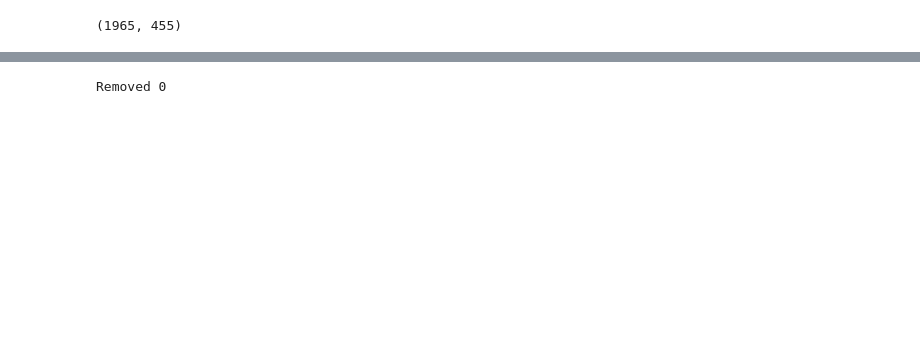
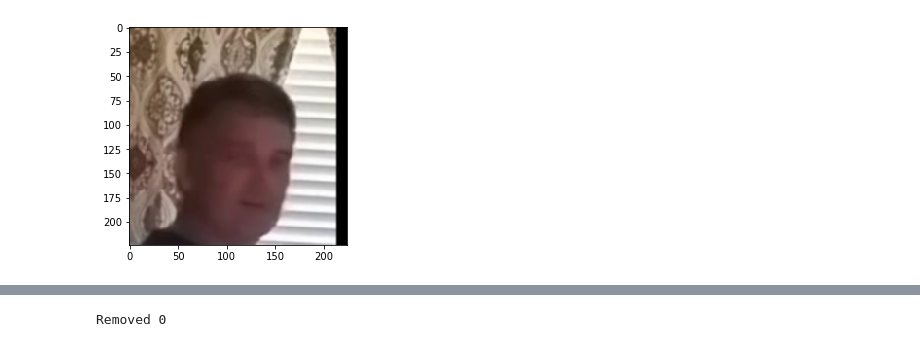
Before and after one commit to 1M50RRY/dfdc-kaggle-solution, a Jupyter notebook: Data.ipynb, the cells around one changed output, grey strips where cells are left out. Saved outputs shown, nothing was run; the diff lists cells and outputs as text; code cells hidden in the pictures; blank space fills up the shorter version.

```diff
--- a/Data.ipynb
+++ b/Data.ipynb
@@ -73,3 +47,12 @@ plt.show()
+# %%
+aug = RandomCrop(224,224)(image=image)['image']
+#aug = JpegCompression(quality_lower=15, quality_upper=50, p=1)(image=aug)['image']
+#aug = Downscale(scale_min=0.5, scale_max=0.9, p=1)(image=aug)['image']
+aug = GaussianBlur(blur_limit=20,p=1)(image=aug)['image']
+plt.imshow(aug)
+plt.show()
+# %% [output]
+[figure, added]
 # %%
 facedet = BlazeFace().to(device)
 facedet.load_weights("pipeline/blazeface.pth")
@@ -93,5 +77 @@ with open(r'D:\Machine Learning\deepfake-detection\data\train_sets\dfdc_train_pa
-# %%
-len([i for i in js if js[i]['label'] == 'FAKE']), len([i for i in js if js[i]['label'] == 'REAL'])
-# %% [output]
-(1965, 455)
 # %%
```
Also changed, not shown: parts of 23 cells of this notebook, 8 other files.
